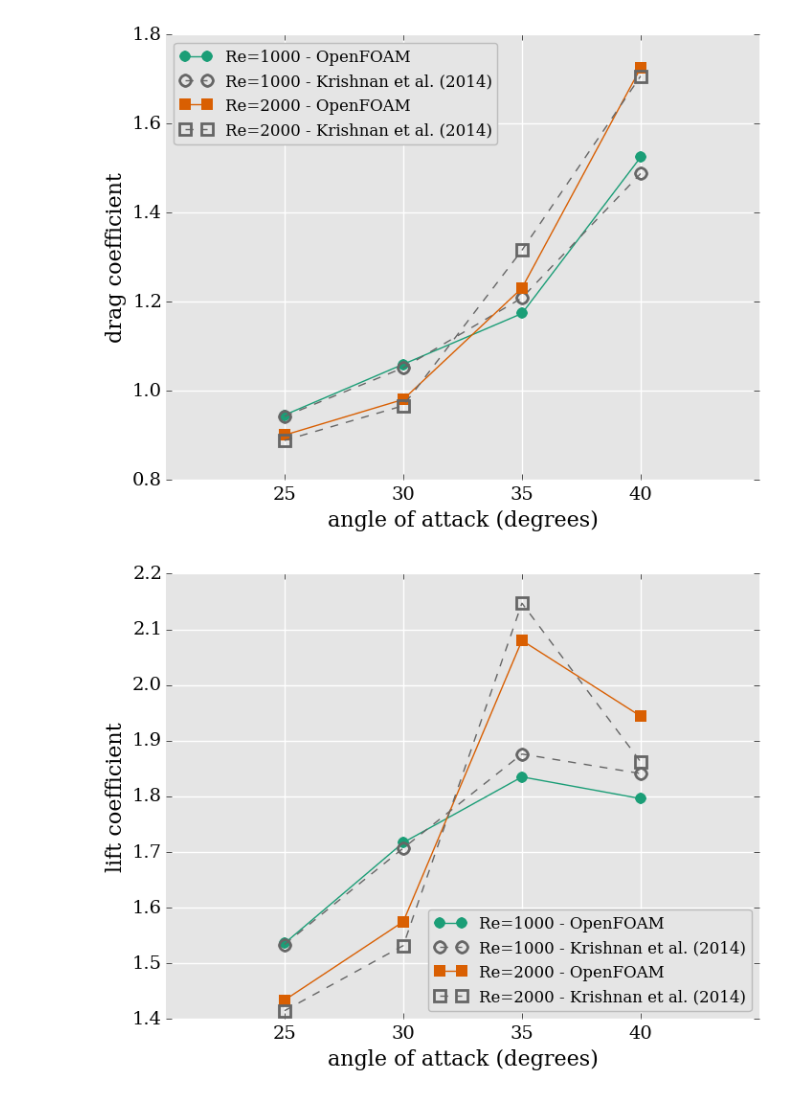
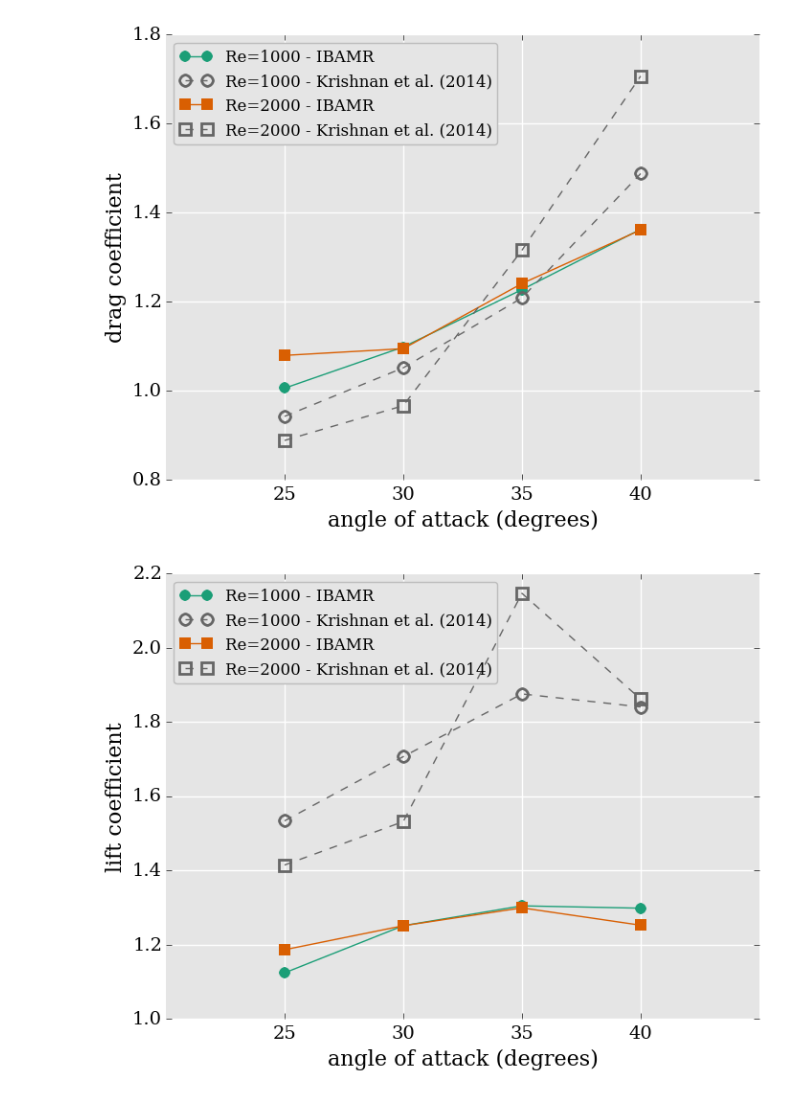
Before and after one commit to mesnardo/snake, a Jupyter notebook: scripts/cdClVsAoA.ipynb, the cells around one changed output. Saved outputs shown, nothing was run; the diff lists cells and outputs as text; code cells hidden in the pictures.

Commit message:
Add old IBAMR

```diff
--- a/scripts/cdClVsAoA.ipynb
+++ b/scripts/cdClVsAoA.ipynb
@@ -41,6 +41,24 @@ file_path = ('/home/mesnardo/git/mesnardo/scripts/resources/'
 with open(file_path, 'r') as infile:
     series2 = numpy.loadtxt(infile, dtype=float, comments='#')
 series2_title = 'Krishnan et al. (2014)'
+# %%
+aoa = [25, 30, 35, 40]
+
+file_path = ('/home/mesnardo/simulations_IBAMR/flyingSnake2d/'
+             'discretizedBoundary/'
+             'timeAveragedLiftDragCoefficientsIBAMR.txt')
+with open(file_path, 'r') as infile:
+    series1 = numpy.loadtxt(infile, dtype=float, comments='#')
+series1_title = 'IBAMR'
+save_directory = os.path.dirname(file_path)
+save_name = 'ibamrCompareCuIBMAnush'
+
+file_path = ('/home/mesnardo/git/mesnardo/scripts/resources/'
+             'flyingSnake2d_cuibm_anush/'
+             'timeAveragedLiftDragCoefficientsCuIBMAnush.txt')
+with open(file_path, 'r') as infile:
+    series2 = numpy.loadtxt(infile, dtype=float, comments='#', use)
+series2_title = 'Krishnan et al. (2014)'
 # %%
 fig, ax = pyplot.subplots(figsize=(8, 6))
 pyplot.grid(True)
@@ -49,12 +67,12 @@ pyplot.ylabel('drag coefficient', fontsize=16)
 color_cycle = ax._get_lines.color_cycle
 # color = next(color_cycle)
 color = '#1B9E77'
-data = series1[:len(aoa), -2]
+data = series1[:len(aoa), 2]
 pyplot.plot(aoa, data,
             label='Re=1000 - {}'.format(series1_title),
             color=color, linestyle='-',
             marker='o', markersize=8, zorder=10)
-data = series2[:len(aoa), -2]
+data = series2[:len(aoa), 2]
 pyplot.plot(aoa, data,
             label='Re=1000 - {}'.format(series2_title),
             color='#666666', linestyle='--',
@@ -63,12 +81,12 @@ pyplot.plot(aoa, data,
             marker='o', markersize=8, zorder=10)
 # color = next(color_cycle)
 color = '#D95F02'
-data = series1[len(aoa):, -2]
+data = series1[len(aoa):, 2]
 pyplot.plot(aoa, data,
             label='Re=2000 - {}'.format(series1_title),
             color=color, linestyle='-',
             marker='s', markersize=8, zorder=10)
-data = series2[len(aoa):, -2]
+data = series2[len(aoa):, 2]
 pyplot.plot(aoa, data,
             label='Re=2000 - {}'.format(series2_title),
             color='#666666', linestyle='--',
@@ -81,7 +99,7 @@ pyplot.xticks(aoa)
 pyplot.savefig('{}/dragCoefficientsVsAoA_{}'.format(save_directory,
                                                     save_name));
 # %% [output]
-[figure, old version]
+[figure, new version]
 # %%
 fig, ax = pyplot.subplots(figsize=(8, 6))
 pyplot.grid(True)
@@ -90,36 +108,36 @@ pyplot.ylabel('lift coefficient', fontsize=16)
 color_cycle = ax._get_lines.color_cycle
 # color = next(color_cycle)
 color = '#1B9E77'
-data = series1[:len(aoa), -1]
+data = series1[:len(aoa), 3]
 pyplot.plot(aoa, data,
             label='Re=1000 - {}'.format(series1_title),
             color=color, linestyle='-',
             marker='o', markersize=8, zorder=10)
-data = series2[:len(aoa), -1]
+data = series2[:len(aoa), 3]
 pyplot.plot(aoa, data,
             label='Re=1000 - {}'.format(series2_title),
             color='#666666', linestyle='--',
             markeredgewidth=2, markeredgecolor='#666666',
             markerfacecolor='none',
             marker='o', markersize=8, zorder=10)
 # color = next(color_cycle)
 color = '#D95F02'
-data = series1[len(aoa):, -1]
+data = series1[len(aoa):, 3]
 pyplot.plot(aoa, data,
             label='Re=2000 - {}'.format(series1_title),
             color=color, linestyle='-',
             marker='s', markersize=8, zorder=10)
-data = series2[len(aoa):, -1]
+data = series2[len(aoa):, 3]
 pyplot.plot(aoa, data,
             label='Re=2000 - {}'.format(series2_title),
             color='#666666', linestyle='--',
             markeredgewidth=2, markeredgecolor='#666666',
             markerfacecolor='none',
             marker='s', markersize=8, zorder=10)
 pyplot.legend()
 pyplot.xlim(aoa[0]-5.0, aoa[-1]+5.0)
 pyplot.xticks(aoa)
 pyplot.savefig('{}/liftCoefficientsVsAoA_{}'.format(save_directory,
                                                     save_name));
 # %% [output]
-[figure, old version]
+[figure, new version]
```
